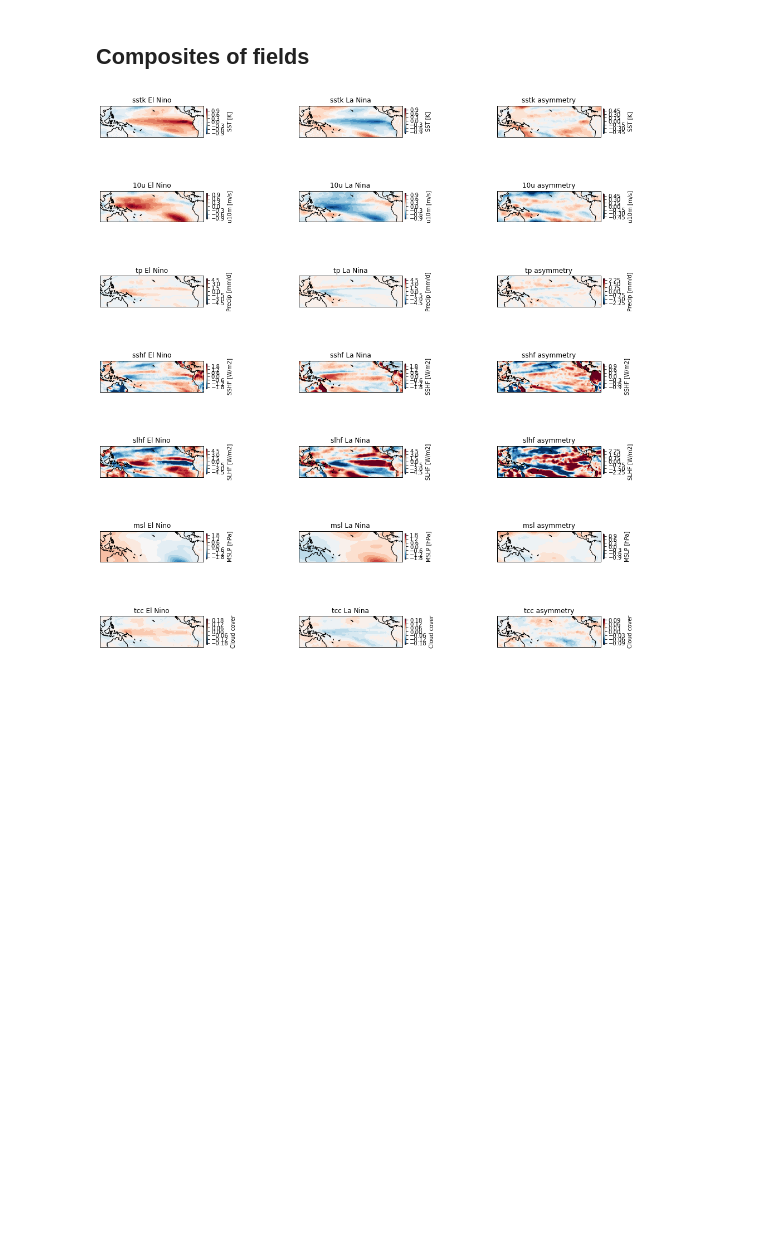
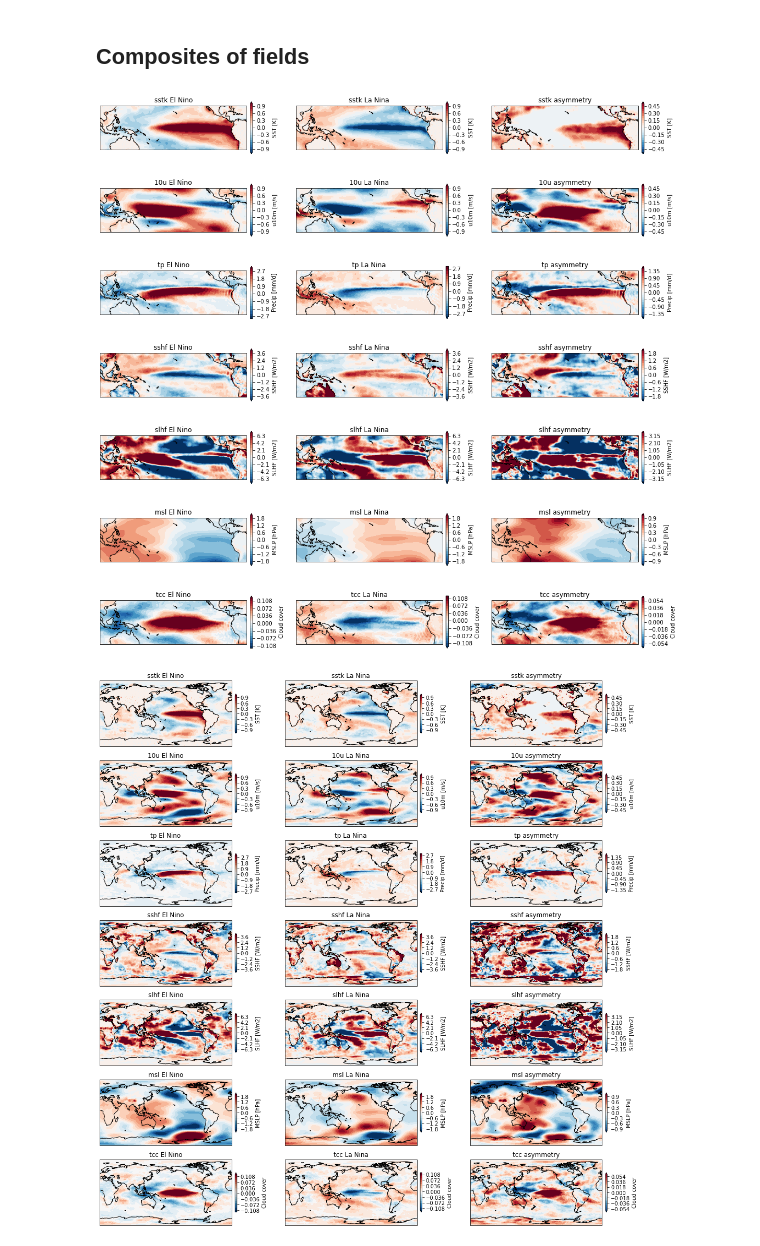
Before and after one commit to joakimkjellsson/foci-openifs-eval, a Jupyter notebook: ENSO.ipynb, the cells around one changed output. Saved outputs shown, nothing was run; the diff lists cells and outputs as text; code cells hidden in the pictures; blank space fills up the shorter version.

```diff
--- a/ENSO.ipynb
+++ b/ENSO.ipynb
@@ -29,7 +44,9 @@ exp_list = ['focioifs-merge14']
 # %%
 # OpenIFS surface
 ds_sfc_all = []
-for exp in exp_list:
-    sfc = '/data/user/jkjellsson/esm-experiments/focioifs/%s/outdata/oifs/*1m*regular_sfc.nc' % (exp,)
-    ds_sfc = xr.open_mfdataset(sfc,combine='by_coords').rename({'time_counter':'time'})
+for exp,time in zip(exp_list,time_list):
+    sfc = '%s/%s/outdata/oifs/*1m*regular_sfc.nc' % (esmdir,exp)
+    print(sfc)
+    # calendar function overflows around year 2400. So we must use_cftime
+    ds_sfc = xr.open_mfdataset(sfc,combine='by_coords',use_cftime=True).rename({'time_counter':'time'}).sel(time=time)
     ds_sfc_all.append(ds_sfc)
@@ -36,7 +55,8 @@ for exp in exp_list:
 # %%
 # OpenIFS plev
 ds_pl_all = []
-for exp in exp_list:
-    pl = '/data/user/jkjellsson/esm-experiments/focioifs/%s/outdata/oifs/*1m*regular_pl.nc' % (exp,)
-    ds_pl = xr.open_mfdataset(pl,combine='by_coords').rename({'time_counter':'time'})
+for exp,time in zip(exp_list,time_list):
+    pl = '%s/%s/outdata/oifs/*1m*regular_pl.nc' % (esmdir,exp)
+    print(pl)
+    ds_pl = xr.open_mfdataset(pl,combine='by_coords',use_cftime=True).rename({'time_counter':'time'}).sel(time=time)
     ds_pl_all.append(ds_pl)
@@ -43,8 +65,6 @@ for exp in exp_list:
 # %%
 # HadSST
-hadisst = '/data/user/swahl/reanalysis_obs/HADISST/HadISST_sst.nc'
-
-ds_hadsst = xr.open_dataset(hadisst).rename({'longitude':'lon','latitude':'lat'})
+ds_hadsst = xr.open_dataset(hadisst_file).rename({'longitude':'lon','latitude':'lat'})
 
 sst_had = ds_hadsst['sst'].where(ds_hadsst['sst'] > -50)
 sst_had = sst_had.sel(time=slice('1980-01-01','2010-01-01')).reindex(lat=sst_had.lat[::-1])
@@ -144,19 +176,25 @@ prj0 = crs=ccrs.PlateCarree(central_longitude=0)
 #
 # Define the variables to plot
 #
+
+xios_freq = 6 #hours between XIOS calls (NFRHIS in context_ifs.xml)
+flux_scale = 1.0/(xios_freq * 60 * 60)
+pr_scale = 24000 / xios_freq #mm/day
+
 sstk = {'name':'sstk', 'label': 'SST [K]', 'vmin':-1, 'vmax': 1, 'scale': 1}
-sshf = {'name':'sshf', 'label': 'SSHF [W/m2]', 'vmin':-2, 'vmax': 2, 'scale': 1/86400.}
-slhf = {'name':'slhf', 'label': 'SLHF [W/m2]', 'vmin':-5, 'vmax': 5, 'scale': 1/86400.}
+sshf = {'name':'sshf', 'label': 'SSHF [W/m2]', 'vmin':-4, 'vmax': 4, 'scale': flux_scale}
+slhf = {'name':'slhf', 'label': 'SLHF [W/m2]', 'vmin':-7, 'vmax': 7, 'scale': flux_scale}
 u10  = {'name':'10u', 'label': 'u10m [m/s]', 'vmin':-1, 'vmax': 1, 'scale': 1}
-tp   = {'name':'tp', 'label': 'Precip [mm/d]', 'vmin':-5, 'vmax': 5, 'scale': 1000}
+tp   = {'name':'tp', 'label': 'Precip [mm/d]', 'vmin':-3, 'vmax': 3, 'scale': pr_scale}
 msl  = {'name':'msl', 'label': 'MSLP [hPa]', 'vmin':-2, 'vmax': 2, 'scale': 1e-2}
-tcc  = {'name':'tcc', 'label': 'Cloud cover', 'vmin':-0.2, 'vmax': 0.2, 'scale': 1}
+tcc  = {'name':'tcc', 'label': 'Cloud cover', 'vmin':-0.12, 'vmax': 0.12, 'scale': 1}
 
 variables = [sstk, u10, tp, sshf, slhf, msl, tcc]
 nvars = len(variables)
 
 for i in range(0,len(exp_list)):
 
+    # Tropical Pacific plots
     fig1  = plt.figure(figsize=(15,15))
     axs1 = []
     for j in range(0,nvars):
@@ -164,8 +202,16 @@ for i in range(0,len(exp_list)):
             # Use the projection we want to show
             axs1.append( fig1.add_subplot(nvars,3,k+j*3+1,projection=prj) )
 
+    # Global plots
+    fig2  = plt.figure(figsize=(15,15))
+    axs2 = []
+    for j in range(0,nvars):
+        for k in range(0,3):
+            # Use the projection we want to show
+            axs2.append( fig2.add_subplot(nvars,3,k+j*3+1,projection=prj) )
+
     ds_sfc = ds_sfc_all[i]
-    sst = ds_sfc['sstk'][-360:]
+    sst = ds_sfc['sstk']
 
     # Compute NINO3 index and El Nino / La Nina events
     nino3,elnino,lanina = enso(sst)
@@ -174,33 +220,48 @@ for i in range(0,len(exp_list)):
 
         var     = variables[j]
         name    = var['name']
         label   = var['label']
         scale   = var['scale']
         levels  = np.linspace(var['vmin'],var['vmax'],21)
         levels2 = np.linspace(var['vmin']/2,var['vmax']/2,21)
 
         # Composites of El Nino / La Nina events
-        z = ds_sfc[name][-360:] * scale
+        z = ds_sfc[name] * scale
         z_anom = z.groupby('time.month') - z.groupby('time.month').mean('time')
 
         z_en = z_anom[elnino].mean('time')
         z_ln = z_anom[lanina].mean('time')
 
-        ckw = {'shrink':0.8, 'pad':0.02, 'extend':'both', 'label':label}
+        ckw = {'shrink':0.6, 'pad':0.02, 'extend':'both', 'label':label}
+
+        z_en.plot.contourf(ax=axs2[0+j*3],levels=levels,cbar_kwargs=ckw,transform=prj0)
+        z_ln.plot.contourf(ax=axs2[1+j*3],levels=levels,cbar_kwargs=ckw,transform=prj0)
+        (z_en + z_ln).plot.contourf(ax=axs2[2+j*3],levels=levels2,cbar_kwargs=ckw,transform=prj0)
 
         # use transform so that cartopy knows the projection of the data
         z_en.plot.contourf(ax=axs1[0+j*3],levels=levels,cbar_kwargs=ckw,transform=prj0)
         z_ln.plot.contourf(ax=axs1[1+j*3],levels=levels,cbar_kwargs=ckw,transform=prj0)
         (z_en + z_ln).plot.contourf(ax=axs1[2+j*3],levels=levels2,cbar_kwargs=ckw,transform=prj0)
 
         axs1[0+j*3].set_title('%s El Nino' % (name,))
         axs1[1+j*3].set_title('%s La Nina' % (name,))
         axs1[2+j*3].set_title('%s asymmetry' % (name,))
 
+        axs2[0+j*3].set_title('%s El Nino' % (name,))
+        axs2[1+j*3].set_title('%s La Nina' % (name,))
+        axs2[2+j*3].set_title('%s asymmetry' % (name,))
+
     for ax in axs1:
         ax.coastlines()
         ax.set_extent([100,300,-30,30],crs=prj0)
 
+    for ax in axs2:
+        ax.coastlines()
+
     fig1.tight_layout()
+    fig2.tight_layout()
+    fig1.savefig('tpac_enso_composites.pdf',format='pdf')
+    fig2.savefig('global_enso_composites.pdf',format='pdf')
 # %% [output]
-[figure, old version]
+[figure, new version]
+[figure, added]
```
Also changed, not shown: parts of 7 cells of this notebook, 7 other files.
